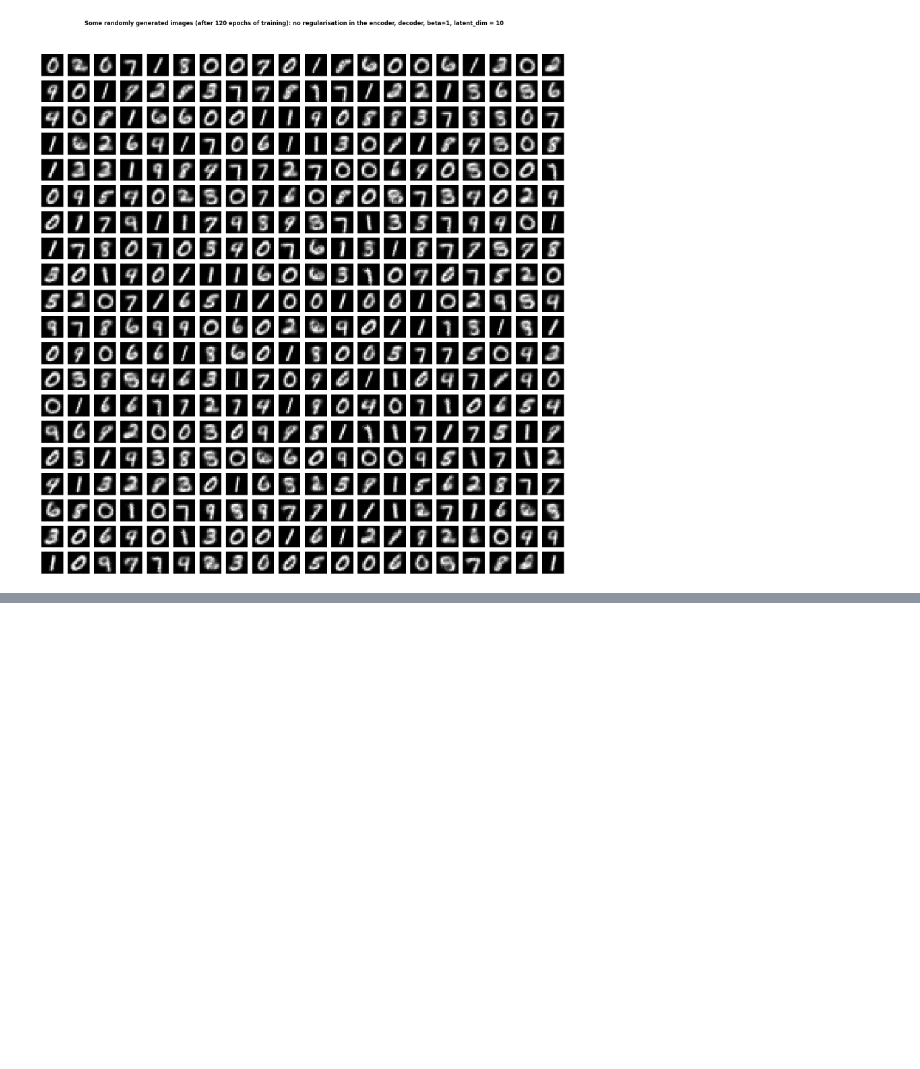
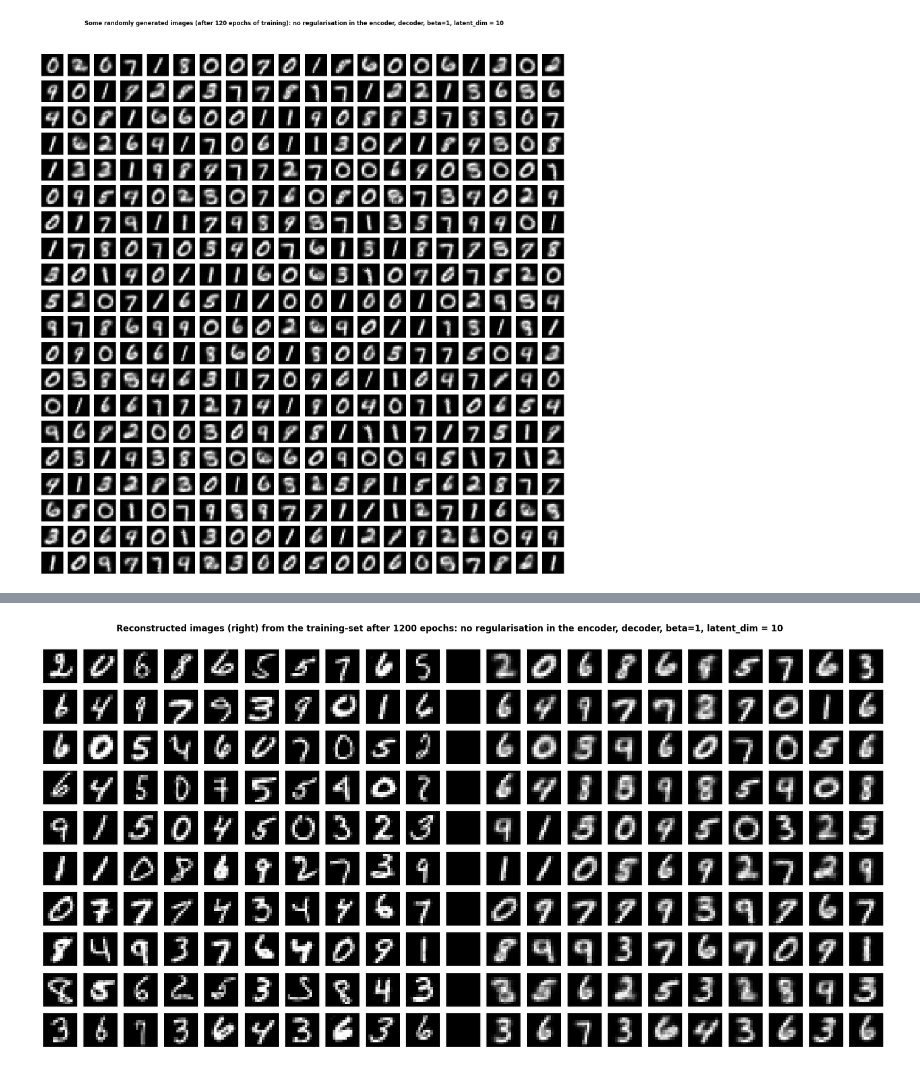
Before and after one commit to AtSourav/Beta-VAE-on-MNIST, a Jupyter notebook: MNIST_beta1_noreg_l10.ipynb, the cells around one changed output, grey strips where cells are left out. Saved outputs shown, nothing was run; the diff lists cells and outputs as text; code cells hidden in the pictures; blank space fills up the shorter version.

```diff
--- a/MNIST_beta1_noreg_l10.ipynb
+++ b/MNIST_beta1_noreg_l10.ipynb
@@ -302,0 +347,4 @@ plot_generated(scale=2,edge=20,epochs=120)
+# %%
+plot_reconstruction(img_train_red, 'training', 123, 1200)
+# %% [output]
+[figure, added]
```
Also changed, not shown: parts of 9 cells of this notebook.
